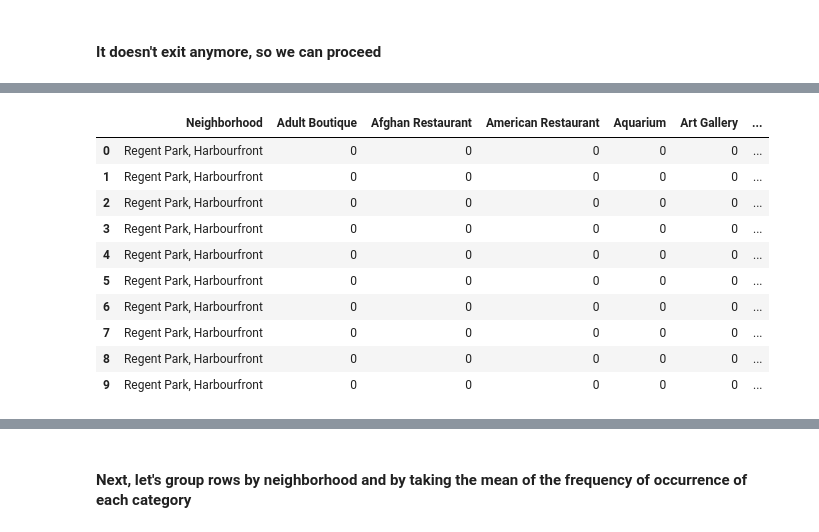
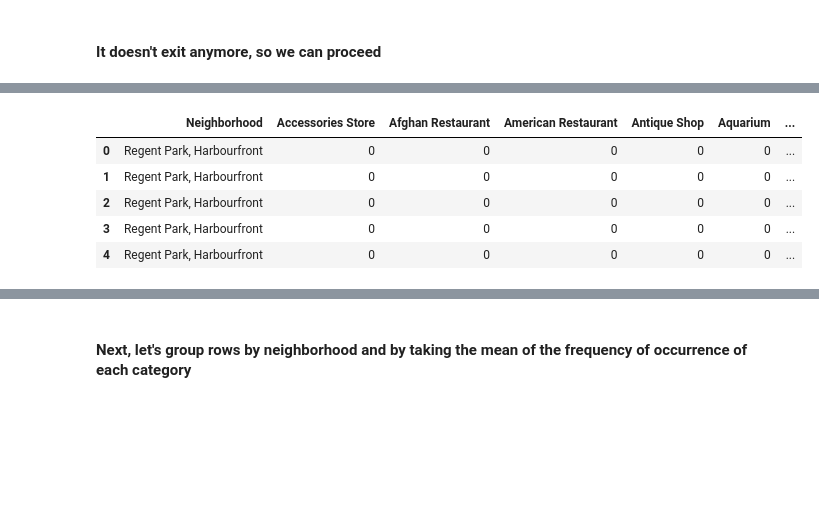
Before and after one commit to sayebms1/IBM_courses_projects, a Jupyter notebook: Capstone/Toronto_neighborhood_clustering.ipynb, the cells around one changed output, grey strips where cells are left out. Saved outputs shown, nothing was run; the diff lists cells and outputs as text; code cells hidden in the pictures; blank space fills up the shorter version.

```diff
--- a/Capstone/Toronto_neighborhood_clustering.ipynb
+++ b/Capstone/Toronto_neighborhood_clustering.ipynb
@@ -155,9 +155,8 @@ get latitude and longitude of Toronto
 # %%
 address = 'Toronto, ON'
 
-geolocator = Nominatim(user_agent="ny_explorer")
-location = geolocator.geocode(address)
-latitude = location.latitude
-longitude = location.longitude
+location = geocoder.arcgis(address)
+latitude = location.latlng[0]
+longitude = location.latlng[1]
 print('The geograpical coordinate of Toronto  are {}, {}.'.format(latitude, longitude))
 # %% [output]
@@ -186,4 +185,5 @@ map_toronto
 # %% [markdown]
 However, for illustration purposes, let's simplify the above map and segment and cluster only the neighborhoods in Toronto. So let's slice the original dataframe and create a new dataframe of the Toronto data.
 # %%
-df_toronto = df[df['Borough'].str.contains('oronto')]
+df_toronto = df[df['Borough'].str.contains('Toronto')].reset_index(drop = True, inplace=True)
+df_toronto.shape
@@ -190,3 +191,0 @@ df_toronto = df[df['Borough'].str.contains('oronto')]
-# %%
-df_toronto.reset_index(drop = True, inplace=True)
-df_toronto.head()
@@ -370,7 +345,7 @@ Let's define a function that does all the above for all the venues in Toronto ar
 # %%
 def getNearbyVenues(names, latitude, longitude, radius=500):
     venues_list=[]
-    for name, lat, long in zip(names, latitude, longitude):
+    for name, lat, lng in zip(names, latitude, longitude):
         print (name)
 
         #create API request URL
@@ -384,7 +359,7 @@ def getNearbyVenues(names, latitude, longitude, radius=500):
             LIMIT)
 
         #make a get request
-        results = requests.get(url).json()["response"]['groups'][0]['items']
+        results = requests.get(url).json()['response']['groups'][0]['items']
 
         # return only relevant information for each nearby venue
         venues_list.append([(
@@ -551,23 +530,18 @@ toronto_onehot.head()
 | 3 | 0 | 0 | 0 | 0 | 0 | 0 | ... |
 | 4 | 0 | 0 | 0 | 0 | 0 | 0 | ... |
 # %%
-# move neighborhood column to the first column
+# # move neighborhood column to the first column
 fixed_columns = [toronto_onehot.columns[-1]] + list(toronto_onehot.columns[:-1])
 toronto_onehot = toronto_onehot[fixed_columns]
 
-toronto_onehot.head(10)
+toronto_onehot.head()
 # %% [output]
-|  | Neighborhood | Adult Boutique | Afghan Restaurant | American Restaurant | Aquarium | Art Gallery | ... |
+|  | Neighborhood | Accessories Store | Afghan Restaurant | American Restaurant | Antique Shop | Aquarium | ... |
 | 0 | Regent Park, Harbourfront | 0 | 0 | 0 | 0 | 0 | ... |
 | 1 | Regent Park, Harbourfront | 0 | 0 | 0 | 0 | 0 | ... |
 | 2 | Regent Park, Harbourfront | 0 | 0 | 0 | 0 | 0 | ... |
 | 3 | Regent Park, Harbourfront | 0 | 0 | 0 | 0 | 0 | ... |
 | 4 | Regent Park, Harbourfront | 0 | 0 | 0 | 0 | 0 | ... |
-| 5 | Regent Park, Harbourfront | 0 | 0 | 0 | 0 | 0 | ... |
-| 6 | Regent Park, Harbourfront | 0 | 0 | 0 | 0 | 0 | ... |
-| 7 | Regent Park, Harbourfront | 0 | 0 | 0 | 0 | 0 | ... |
-| 8 | Regent Park, Harbourfront | 0 | 0 | 0 | 0 | 0 | ... |
-| 9 | Regent Park, Harbourfront | 0 | 0 | 0 | 0 | 0 | ... |
 # %%
 print ('shape of the new data frame is {}:'.format(toronto_onehot.shape))
 # %% [output]
```
Also changed, not shown: parts of 56 cells of this notebook, 1 other file.
